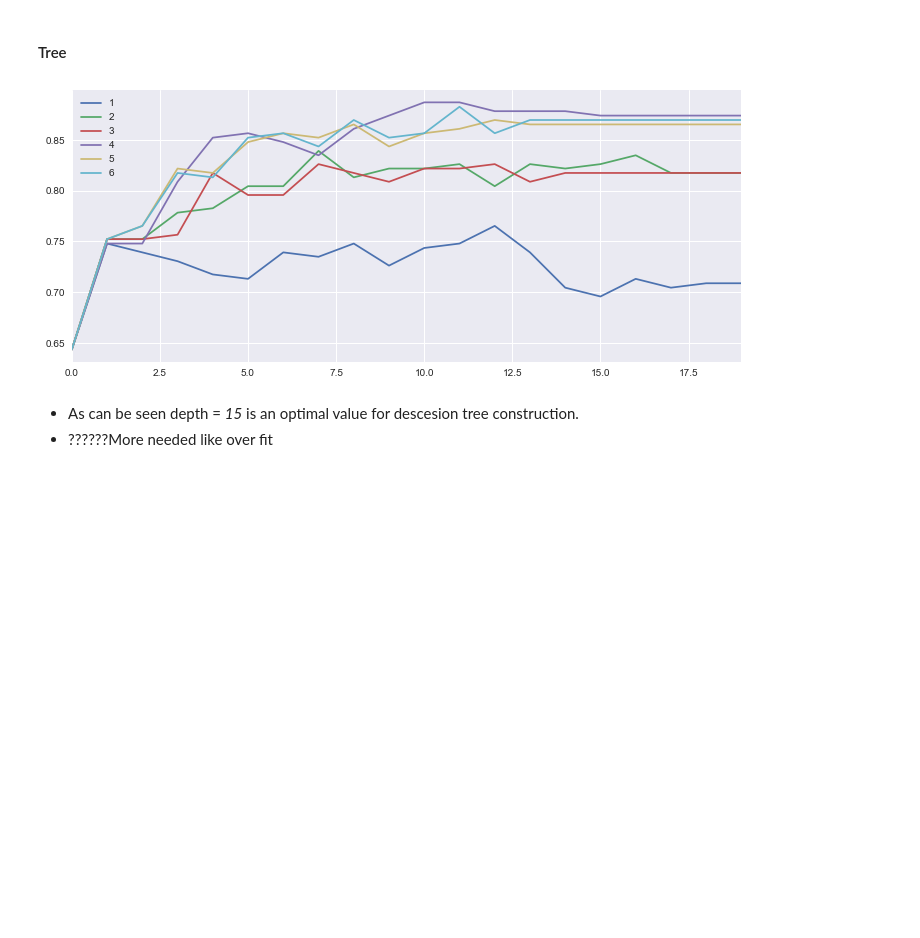
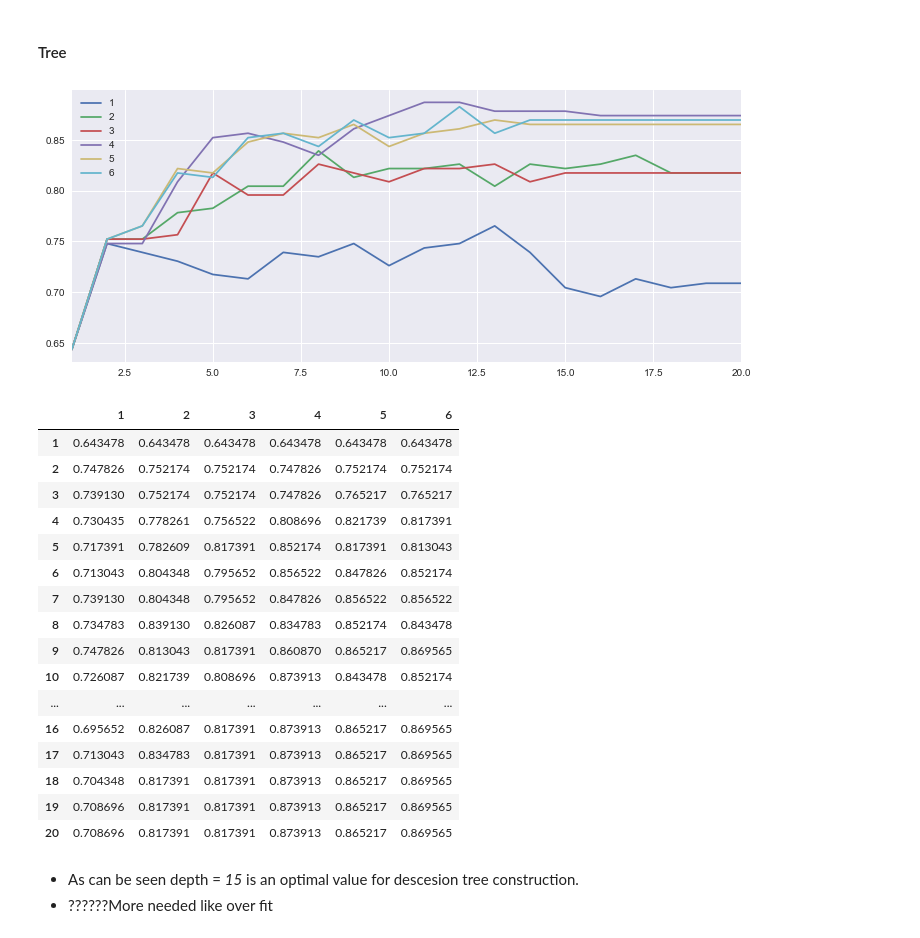
Before and after one commit to Mooophy/158222, a Jupyter notebook: as3/As3.ipynb, the cells around one changed output. Cells and saved outputs as stored; diff of their text form; code cells hidden in the pictures; blank space fills up the shorter version.

Commit message:
tree

```diff
--- a/as3/As3.ipynb
+++ b/as3/As3.ipynb
@@ -93,4 +113,8 @@ features = [
 #### Feature selection
 # %%
 y = democracy['Democratic Level']
-x_with_k_best_features = [SelectKBest(chi2, k).fit_transform(democracy[features], y) for k in range(1,7)]
+selectors = [SelectKBest(chi2, i) for i in range(1,7)]
+x_with_k_best_features = [s.fit_transform(democracy[features], y) for s in selectors]
+
+features_chosen = [list(zip(s.get_support(), features)) for s in selectors]
+features_chosen
@@ -99,19 +141,39 @@ x_with_k_best_features = [SelectKBest(chi2, k).fit_transform(democracy[features]
 # %%
 tree_matrix_df = pd.DataFrame(data={str(f):[0] * 20 for f in range(1,7)})
 
 for f in range(1, 7):
     x = x_with_k_best_features[f-1]
     x_train, x_test, y_train, y_test = train_test_split(x, y, random_state=1, test_size=0.2)
     for d in range(1, 21):
         tree = DecisionTreeClassifier(max_depth=d, random_state=1)
         score = tree.fit(x_train, y_train).score(x_test, y_test)
         tree_matrix_df.iloc[d-1, f-1] = score
 
+tree_matrix_df.index += 1
 _ = tree_matrix_df.plot(figsize=[12,5])
+
 plt.show()
+tree_matrix_df
 # title, label, etc needed.
 # %% [output]
-[figure, old version]
+[figure, new version]
+|  | 1 | 2 | 3 | 4 | 5 | 6 |
+| 1 | 0.643478 | 0.643478 | 0.643478 | 0.643478 | 0.643478 | 0.643478 |
+| 2 | 0.747826 | 0.752174 | 0.752174 | 0.747826 | 0.752174 | 0.752174 |
+| 3 | 0.739130 | 0.752174 | 0.752174 | 0.747826 | 0.765217 | 0.765217 |
+| 4 | 0.730435 | 0.778261 | 0.756522 | 0.808696 | 0.821739 | 0.817391 |
+| 5 | 0.717391 | 0.782609 | 0.817391 | 0.852174 | 0.817391 | 0.813043 |
+| 6 | 0.713043 | 0.804348 | 0.795652 | 0.856522 | 0.847826 | 0.852174 |
+| 7 | 0.739130 | 0.804348 | 0.795652 | 0.847826 | 0.856522 | 0.856522 |
+| 8 | 0.734783 | 0.839130 | 0.826087 | 0.834783 | 0.852174 | 0.843478 |
+| 9 | 0.747826 | 0.813043 | 0.817391 | 0.860870 | 0.865217 | 0.869565 |
+| 10 | 0.726087 | 0.821739 | 0.808696 | 0.873913 | 0.843478 | 0.852174 |
+| ... | ... | ... | ... | ... | ... | ... |
+| 16 | 0.695652 | 0.826087 | 0.817391 | 0.873913 | 0.865217 | 0.869565 |
+| 17 | 0.713043 | 0.834783 | 0.817391 | 0.873913 | 0.865217 | 0.869565 |
+| 18 | 0.704348 | 0.817391 | 0.817391 | 0.873913 | 0.865217 | 0.869565 |
+| 19 | 0.708696 | 0.817391 | 0.817391 | 0.873913 | 0.865217 | 0.869565 |
+| 20 | 0.708696 | 0.817391 | 0.817391 | 0.873913 | 0.865217 | 0.869565 |
 # %% [markdown]
 * As can be seen depth = *15* is an optimal value for descesion tree construction.
 * ??????More needed like over fit
```
Also changed, not shown: parts of 4 cells of this notebook.
